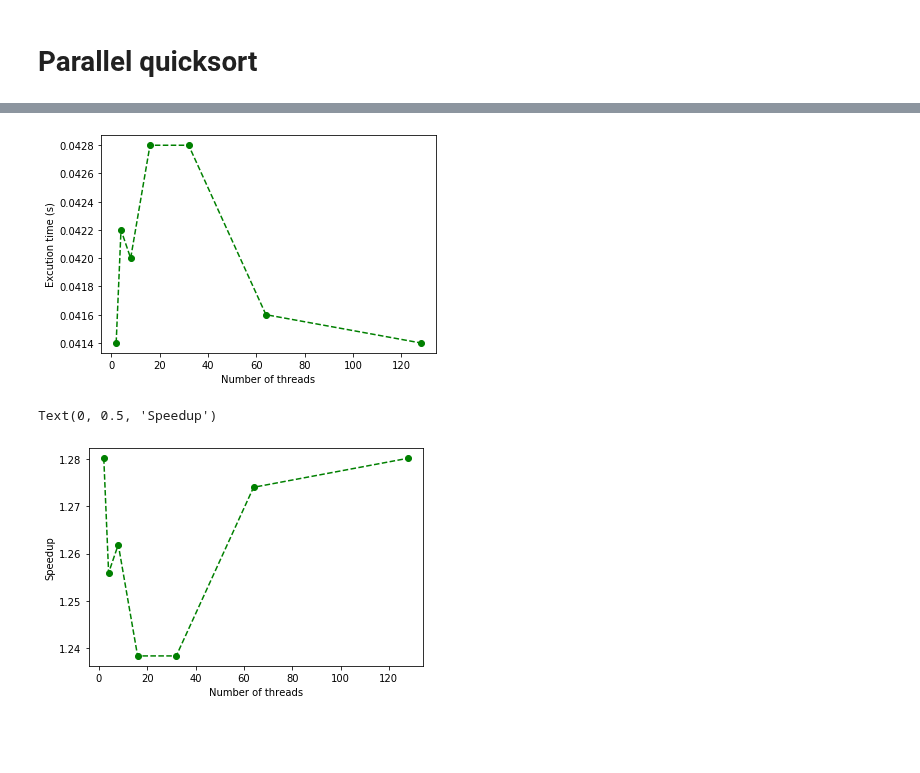
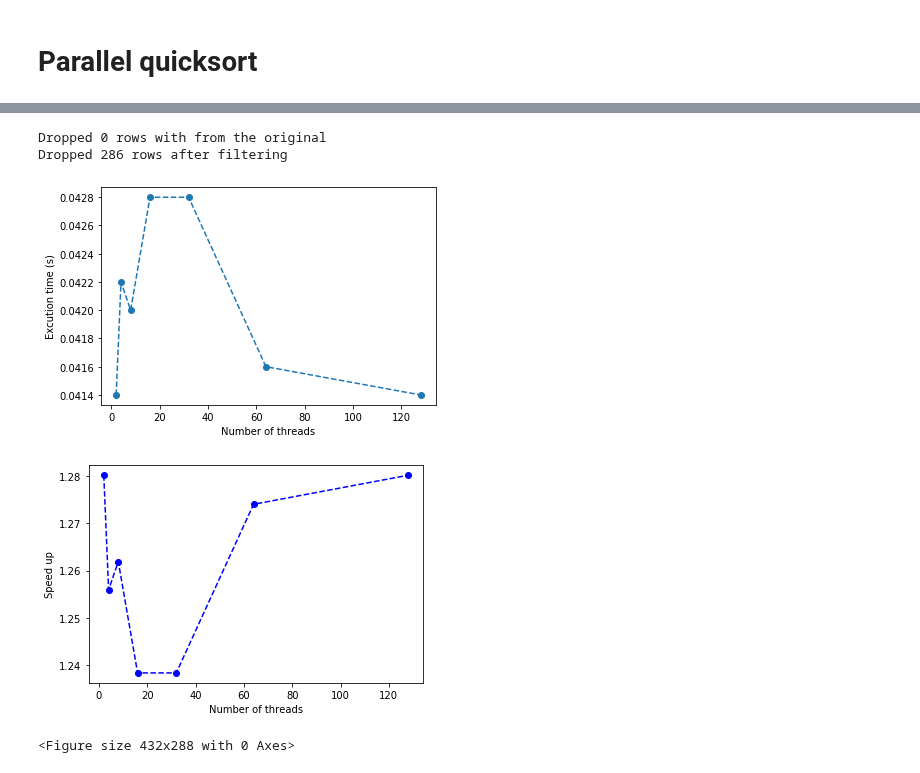
Before and after one commit to mcpeixoto/Parallel-Computing-Project, a Jupyter notebook: graficos3.ipynb, the cells around one changed output, grey strips where cells are left out. Cells and saved outputs as stored; diff of their text form; code cells hidden in the pictures; blank space fills up the shorter version.

Commit message:
added plot_graphs

```diff
--- a/graficos3.ipynb
+++ b/graficos3.ipynb
@@ -31,3 +31,6 @@ def get_df(df_name, num_buckets = 10, len_vector = 100000):
     print("Dropped {} rows after filtering".format(after_shape - after_filtering_shape))
 
     return df
+# %%
+seq_best_df = get_df("sequential_best.csv")
+tempo_seq = float(seq_best_df.execution_time)
@@ -34,3 +40,25 @@ def get_df(df_name, num_buckets = 10, len_vector = 100000):
+# %%
+def plot_graphs(df_name, savepath=join(PROJECT_ROOT, "graficos")):
+    # Define stuff
+    figsize=(7, 5)
+    df = get_df(df_name)
+    exec_time_savepath = join(savepath, "execution_time" + df_name.replace(".csv", ".png"))
+    speed_up_savepath = join(savepath, "speed_up" + df_name.replace(".csv", ".png"))
+
+
+    # Plot execution time vs threads
+    plt.plot(df.threads,df.execution_time,'--o')
+    plt.xlabel('Number of threads')
+    plt.ylabel('Excution time (s)')
+    plt.show()
+    plt.savefig(exec_time_savepath)
+
+    # Plot speed up vs threads
+    plt.plot(df.threads, tempo_seq/df.execution_time,'--bo')
+    plt.xlabel('Number of threads')
+    plt.ylabel('Speed up')
+    plt.show()
+    plt.savefig(speed_up_savepath)
 # %% [markdown]
 # Parallel second loop schedule
 # %%
@@ -136,17 +113,10 @@ Text(0, 0.5, 'Speedup')
 # %%
 
 # pragma dentro da função e não na chamada - como o stor sem o single na segunda task
-df = get_df("parallel_quicksort2.csv")
-
-plt.plot(df.threads, df.execution_time,'--go')
-plt.xlabel('Number of threads')
-plt.ylabel('Excution time (s)')
-plt.show()
-tempo_seq =5.30E-02
-plt.plot(df.threads, tempo_seq/df.execution_time,'--go')
-plt.xlabel('Number of threads')
-plt.ylabel('Speedup')
+plot_graphs("parallel_quicksort2.csv")
 # %% [output]
+Dropped 0 rows with from the original
+Dropped 286 rows after filtering
-[figure, old version]
+[figure, new version]
-Text(0, 0.5, 'Speedup')
-[figure, old version]
+[figure, new version]
+<Figure size 432x288 with 0 Axes>
```
Also changed, not shown: parts of 16 cells of this notebook.
